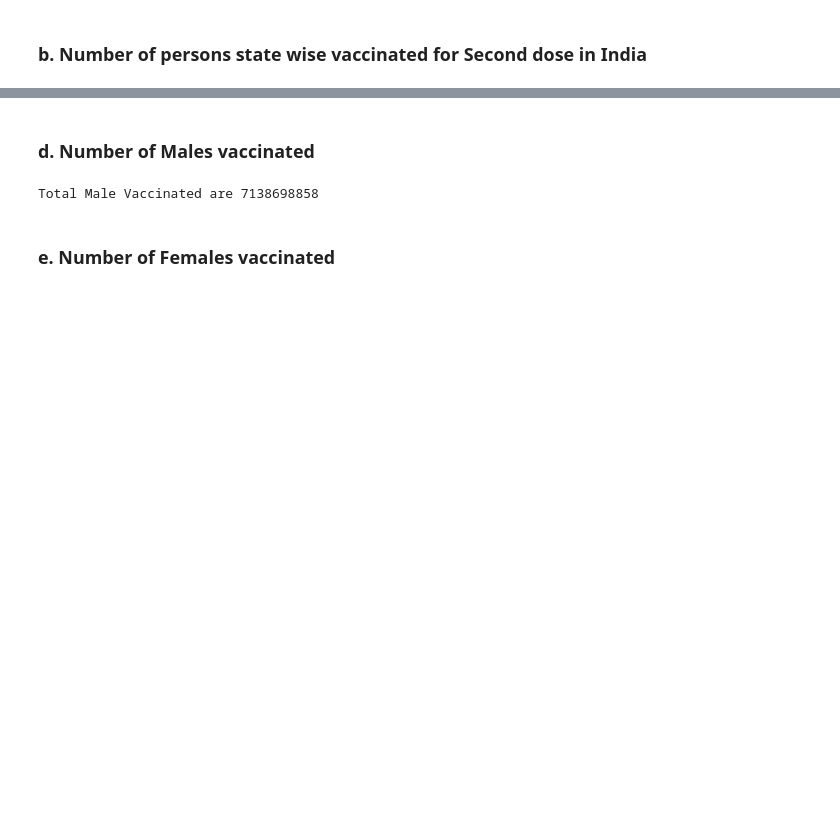
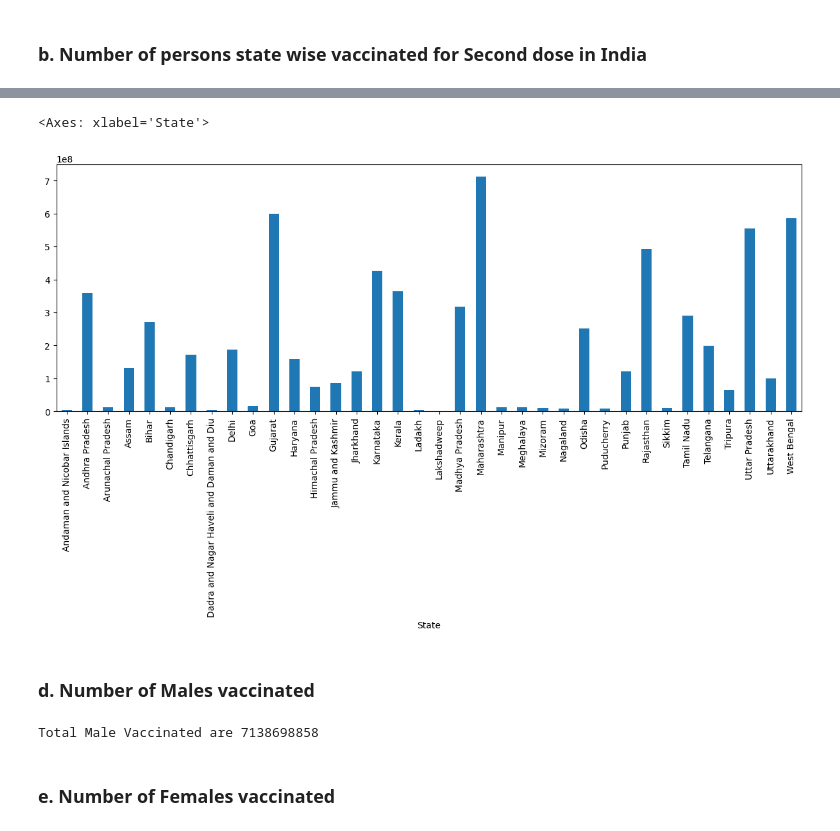
Before and after one commit to prathameshks/College-Code, a Jupyter notebook: DSBDAL/practical c4/c4.ipynb, the cells around one changed output, grey strips where cells are left out. Cells and saved outputs as stored; diff of their text form; code cells hidden in the pictures; blank space fills up the shorter version.

```diff
--- a/DSBDAL/practical c4/c4.ipynb
+++ b/DSBDAL/practical c4/c4.ipynb
@@ -140,6 +134,8 @@ Name: First Dose Administered, dtype: int64
 # %%
 # get sum of Second Dose Administered for group by state
 second_dose_vaccinated = df.groupby('State')['Second Dose Administered'].sum()
+# remove india from the list
+second_dose_vaccinated = second_dose_vaccinated.drop('India')
 second_dose_vaccinated
 # %% [output]
 State
@@ -161,4 +157,10 @@ West Bengal                                  586146880
 Name: Second Dose Administered, dtype: int64
+# %%
+# Plot graph of states vs second done vaccinated
+second_dose_vaccinated.plot(kind='bar',figsize=(15,5))
+# %% [output]
+<Axes: xlabel='State'>
+[figure, added]
 # %% [markdown]
 ### d. Number of Males vaccinated
 # %%
```
Also changed, not shown: parts of 8 cells of this notebook, 4 other files.
